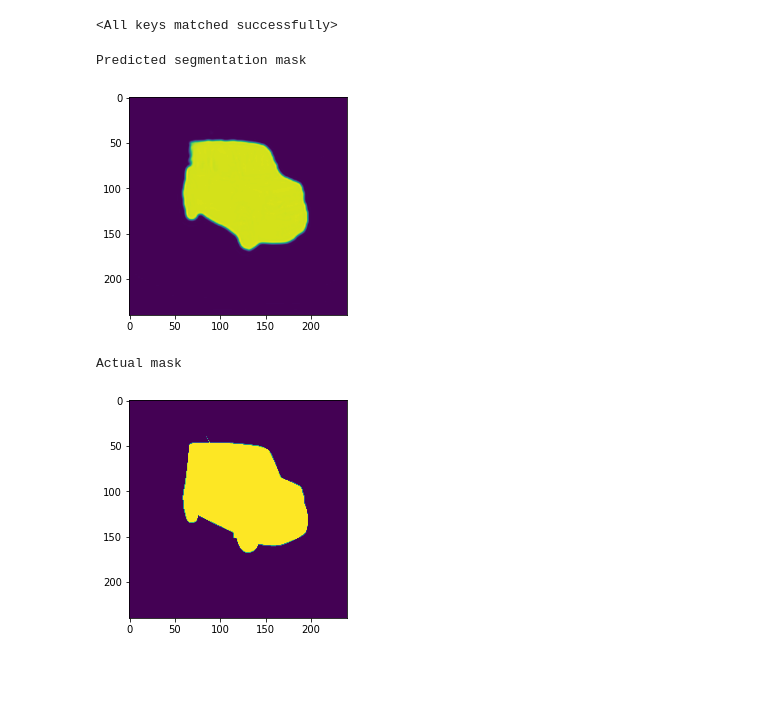
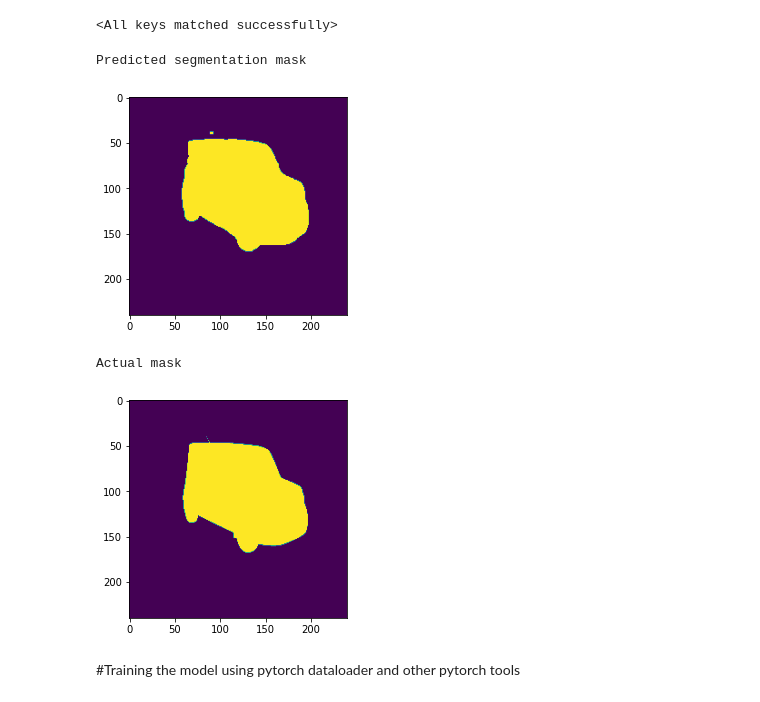
Before and after one commit to Aman-Kushwaha1/Deep_Learning, a Jupyter notebook: Image_Segmentation/Sematic Segmentation/Image_Segmentation_Unet.ipynb, the cells around one changed output. Cells and saved outputs as stored; diff of their text form; code cells hidden in the pictures; blank space fills up the shorter version.

```diff
--- a/Image_Segmentation/Sematic Segmentation/Image_Segmentation_Unet.ipynb
+++ b/Image_Segmentation/Sematic Segmentation/Image_Segmentation_Unet.ipynb
@@ -349,17 +368,22 @@ model_load.load_state_dict(load['state_dict'])
 <All keys matched successfully>
 # %%
 y = model_load(images[30].reshape(1,images.shape[1], images.shape[2], images.shape[3]))
+
+y[y>=0.7] = 1.0
+y[y<0.7] = 0.0
 plt.figure(3)
 print("Predicted segmentation mask")
 plt.imshow(np.array(y.reshape(240,240).detach().cpu().numpy()))
 plt.show()
 
 plt.figure(4)
 print("Actual mask")
 plt.imshow(np.array(masks[30].clone().cpu()))
 plt.show()
 # %% [output]
 Predicted segmentation mask
-[figure, old version]
+[figure, new version]
 Actual mask
 [figure]
+# %% [markdown]
+#Training the model using pytorch dataloader and other pytorch tools
```
Also changed, not shown: parts of 13 cells of this notebook.
